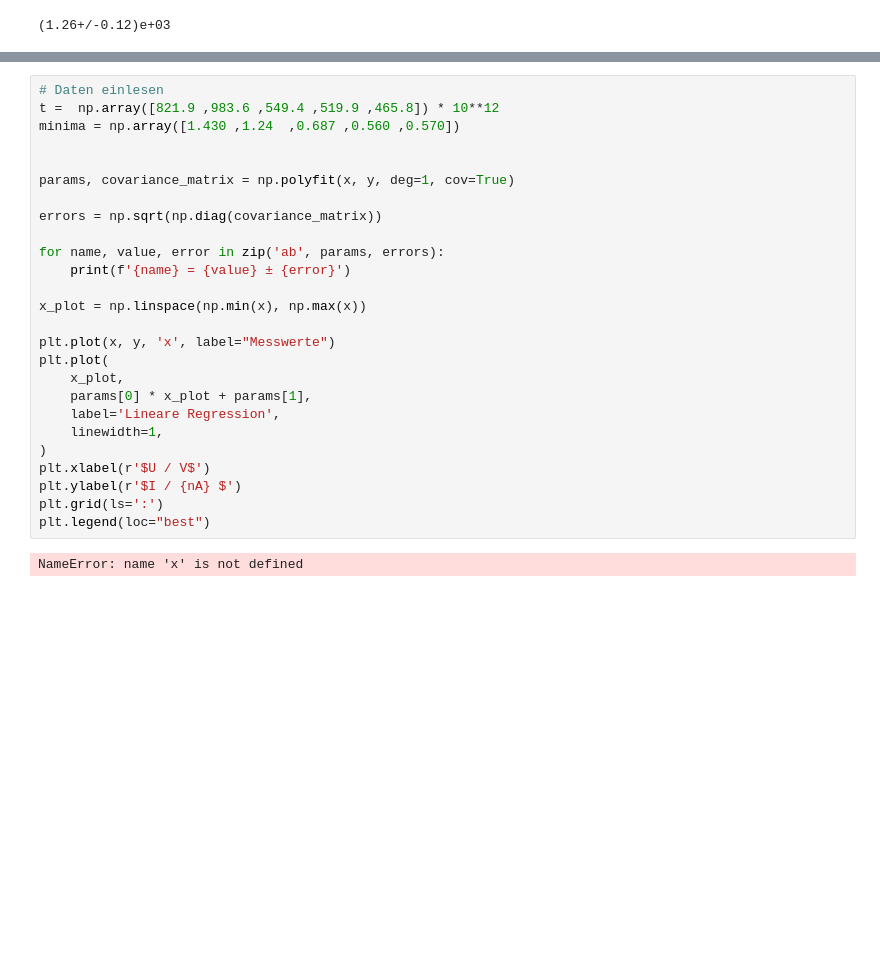
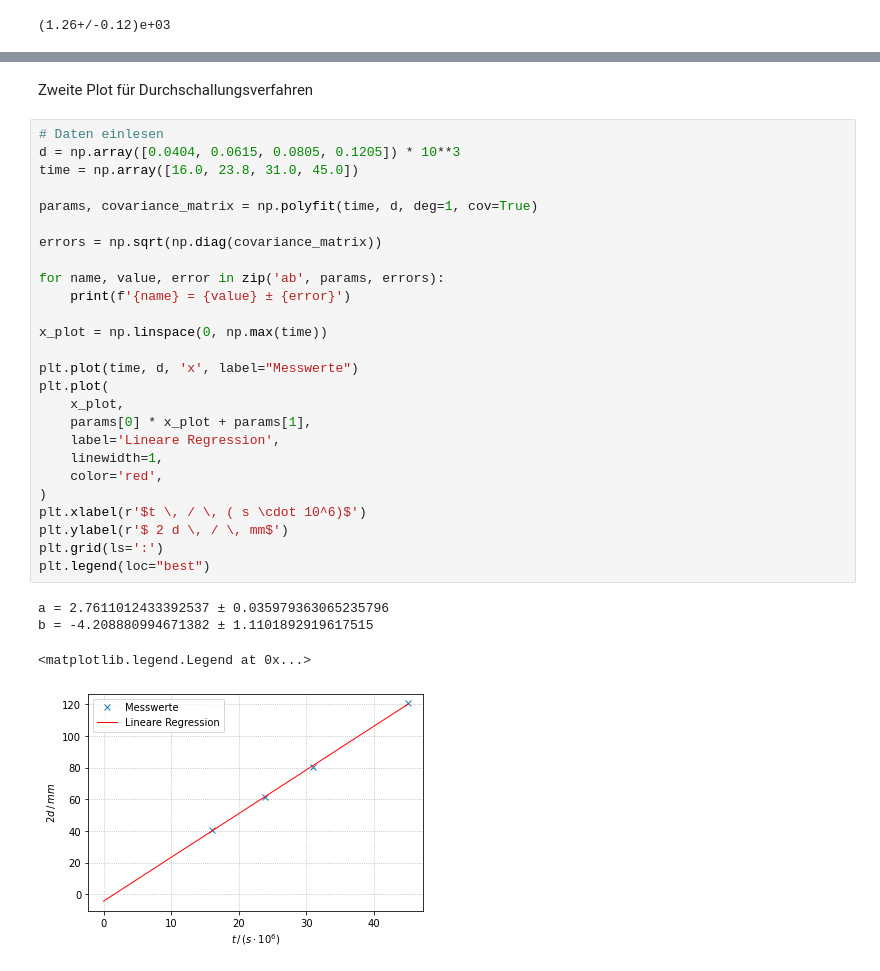
Before and after one commit to waerther/grundpraktikum2, a Jupyter notebook: us1/auswertung.ipynb, the cells around one changed output, grey strips where cells are left out. Drawn from its saved outputs; the diff is of its cells as text; blank space fills up the shorter version.

```diff
--- a/us1/auswertung.ipynb
+++ b/us1/auswertung.ipynb
@@ -25,28 +56,33 @@ Erstellen der Plots
+# %% [markdown]
+Zweite Plot für Durchschallungsverfahren
 # %%
 # Daten einlesen
-t =  np.array([821.9 ,983.6 ,549.4 ,519.9 ,465.8]) * 10**12
-minima = np.array([1.430 ,1.24  ,0.687 ,0.560 ,0.570])
+d = np.array([0.0404, 0.0615, 0.0805, 0.1205]) * 10**3
+time = np.array([16.0, 23.8, 31.0, 45.0])
 
-
-params, covariance_matrix = np.polyfit(x, y, deg=1, cov=True)
+params, covariance_matrix = np.polyfit(time, d, deg=1, cov=True)
 
 errors = np.sqrt(np.diag(covariance_matrix))
 
 for name, value, error in zip('ab', params, errors):
     print(f'{name} = {value} ± {error}')
 
-x_plot = np.linspace(np.min(x), np.max(x))
+x_plot = np.linspace(0, np.max(time))
 
-plt.plot(x, y, 'x', label="Messwerte")
+plt.plot(time, d, 'x', label="Messwerte")
 plt.plot(
     x_plot,
     params[0] * x_plot + params[1],
     label='Lineare Regression',
     linewidth=1,
+    color='red',
 )
-plt.xlabel(r'$U / V$')
-plt.ylabel(r'$I / {nA} $')
+plt.xlabel(r'$t \, / \, ( s \cdot 10^6)$')
+plt.ylabel(r'$ 2 d \, / \, mm$')
 plt.grid(ls=':')
 plt.legend(loc="best")
 # %% [output]
-NameError: name 'x' is not defined
+a = 2.7611012433392537 ± 0.035979363065235796
+b = -4.208880994671382 ± 1.1101892919617515
+<matplotlib.legend.Legend at 0x...>
+[figure, added]
```
Also changed, not shown: parts of 4 cells of this notebook, 7 other files.
